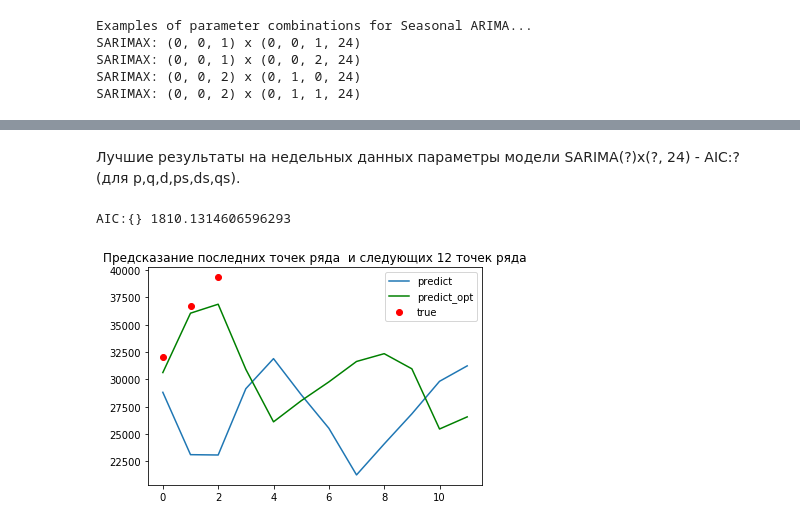
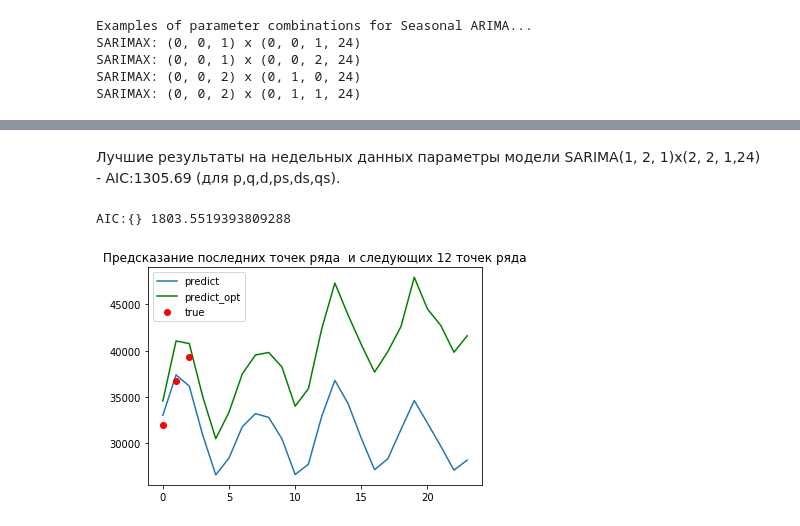
Before and after one commit to Svetorus/Time-Series, a Jupyter notebook: TS_3.ipynb, the cells around one changed output, grey strips where cells are left out. Saved outputs shown, nothing was run; the diff lists cells and outputs as text; code cells hidden in the pictures.

```diff
--- a/TS_3.ipynb
+++ b/TS_3.ipynb
@@ -146,9 +146,9 @@ print('SARIMAX: p,d,q=',pdq,'   : ps,ds,qs, S=', seasonal_pdq)
 # %% [output]
 SARIMAX: p,d,q= [1, 2, 2]    : ps,ds,qs, S= [0, 1, 1, 24]
 # %%
-#для построения модели используем все данные, кроме 12-х последних месяцев (это будет тестовый набор)
+#для построения модели используем все данные, кроме 3-х последних месяцев (это будет тестовый набор)
 
-mod = sm.tsa.statespace.SARIMAX(data_m['PJME_MW'].values[:-12],order=pdq,
+mod = sm.tsa.statespace.SARIMAX(data_m['PJME_MW'].values[:-3],order=pdq,
                                 seasonal_order=seasonal_pdq ,
                                 enforce_stationarity= False ,
                                 enforce_invertibility=False)
@@ -232,15 +232,15 @@ SARIMAX: (0, 0, 1) x (0, 0, 2, 24)
 SARIMAX: (0, 0, 2) x (0, 1, 0, 24)
 SARIMAX: (0, 0, 2) x (0, 1, 1, 24)
 # %%
-for param in pdq:
-    for param_seasonal in seasonal_pdq:
-        try:
-            mod = sm.tsa.statespace.SARIMAX(data_m['PJME_MW'].values[:-30],order=param,
-                                    seasonal_order=param_seasonal ,
-                                    enforce_stationarity=False,
-                                    enforce_invertibility=False)
+# for param in pdq:
+#     for param_seasonal in seasonal_pdq:
+#         try:
+#             mod = sm.tsa.statespace.SARIMAX(data_m['PJME_MW'].values[:-30],order=param,
+#                                     seasonal_order=param_seasonal ,
+#                                     enforce_stationarity=False,
+#                                     enforce_invertibility=False)
 
-            results = mod.fit()
-            print('ARIMA{}x{}3 - AIC:{}'.format(param, param_seasonal, results.aic))
-        except:
-            continue
+#             results = mod.fit()
+#             print('ARIMA{}x{}3 - AIC:{}'.format(param, param_seasonal, results.aic))
+#         except:
+#             continue
@@ -262,27 +259,27 @@ ARIMA(0, 0, 0)x(1, 1, 2, 24)3 - AIC:nan
 # %% [markdown]
-Лучшие результаты на недельных данных параметры модели SARIMA(?)x(?, 24) - AIC:? (для p,q,d,ps,ds,qs).
+Лучшие результаты на недельных данных параметры модели SARIMA(1, 2, 1)x(2, 2, 1,24) - AIC:1305.69 (для p,q,d,ps,ds,qs).
 # %%
 #для построения модели используем все данные, кроме 3-х последних месяцев (это будет тестовый набор)
 
-mod = sm.tsa.statespace.SARIMAX(data_m['PJME_MW'].values[:-3],order=[2, 0, 0],
-                                seasonal_order=[2, 2, 0, 24] ,
+mod = sm.tsa.statespace.SARIMAX(data_m['PJME_MW'].values[:-3],order=[1, 2, 1],
+                                seasonal_order=[2, 2, 1, 24] ,
                                 enforce_stationarity=False,
                                 enforce_invertibility=False)
 results_opt = mod.fit()
 print('AIC:{}',results_opt.aic)
 # %% [output]
-AIC:{} 1810.1314606596293
+AIC:{} 1803.5519393809288
 # %%
-pred_dynamic = results.forecast(12)    #делаем предсказание на 3 точки от текущего конца ряда
-pred_dynamic_opt = results_opt.forecast(12)
+pred_dynamic = results.forecast(24)    #делаем предсказание на 3 точки от текущего конца ряда
+pred_dynamic_opt = results_opt.forecast(24)
 
 plt.plot(pred_dynamic, label='predict' )
 plt.plot(pred_dynamic_opt,'g', label='predict_opt' )
 #Отобразим истинный значения
 plt.plot(data_m['PJME_MW'].values[-3:],'or',label='true')
 plt.title('Предсказание последних точек ряда  и следующих 12 точек ряда')
 plt.legend()
 
 plt.show()
 # %% [output]
-[figure, old version]
+[figure, new version]
```
Also changed, not shown: parts of 6 cells of this notebook.
